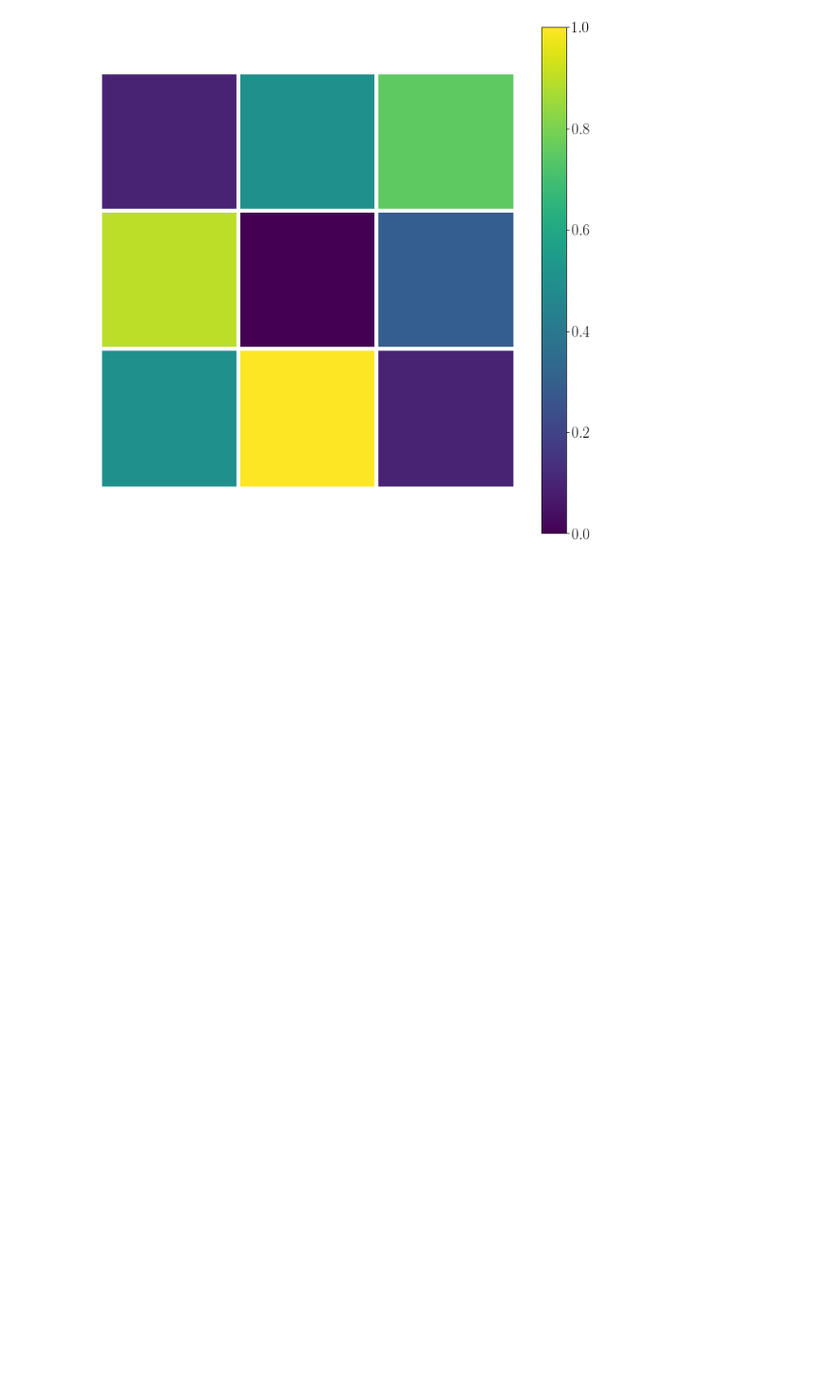
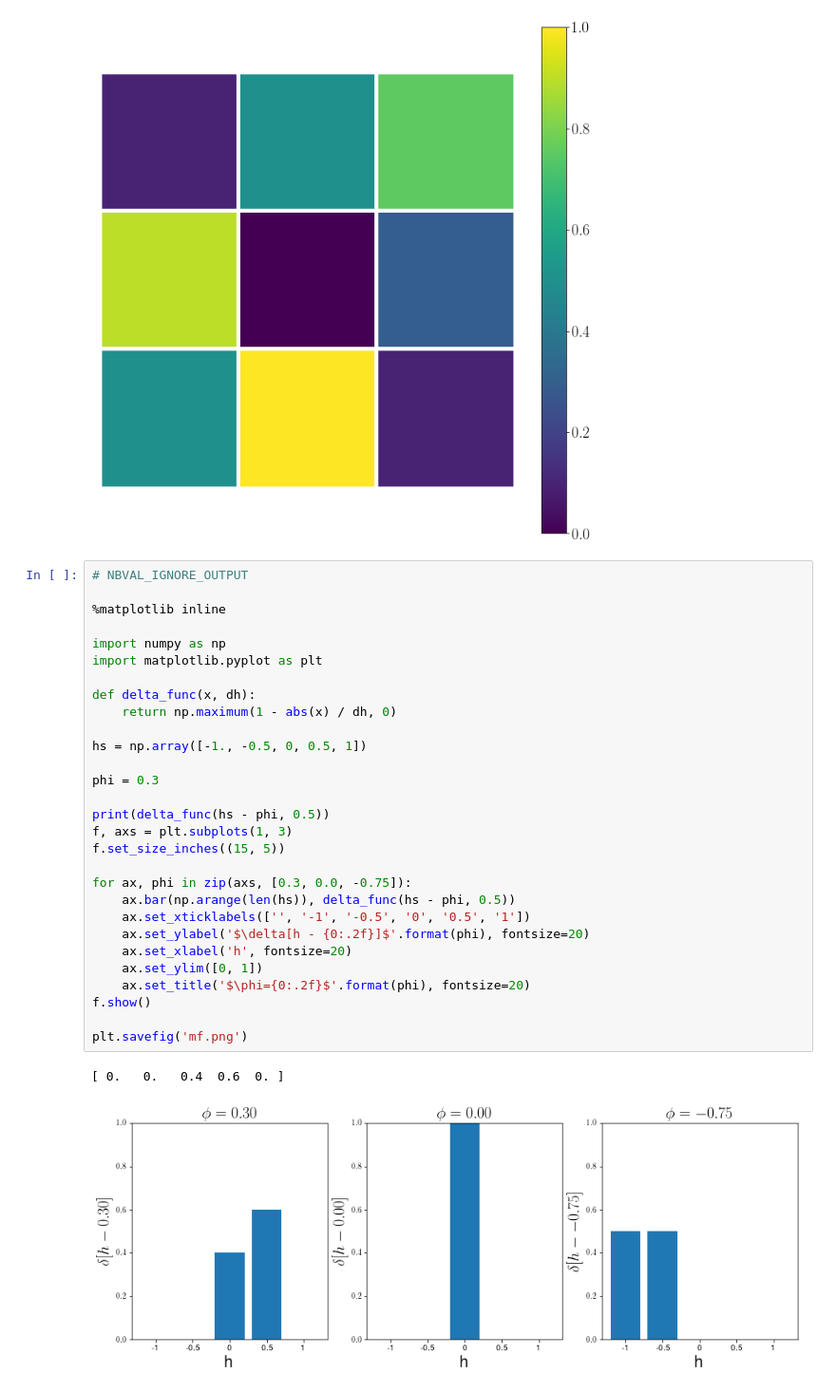
Before and after one commit to materialsinnovation/mks-tutorial, a Jupyter notebook: data/cartoons.ipynb, the cells around one changed output. Shown at 95% size. Cells and saved outputs as stored; diff of their text form; blank space fills up the shorter version.

```diff
--- a/data/cartoons.ipynb
+++ b/data/cartoons.ipynb
@@ -406,3 +406,35 @@ cb.ax.tick_params(labelsize=20)
 plt.savefig('grid.png')
 # %% [output]
 [figure]
+# %%
+# NBVAL_IGNORE_OUTPUT
+
+%matplotlib inline
+
+import numpy as np
+import matplotlib.pyplot as plt
+
+def delta_func(x, dh):
+    return np.maximum(1 - abs(x) / dh, 0)
+
+hs = np.array([-1., -0.5, 0, 0.5, 1])
+
+phi = 0.3
+
+print(delta_func(hs - phi, 0.5))
+f, axs = plt.subplots(1, 3)
+f.set_size_inches((15, 5))
+
+for ax, phi in zip(axs, [0.3, 0.0, -0.75]):
+    ax.bar(np.arange(len(hs)), delta_func(hs - phi, 0.5))
+    ax.set_xticklabels(['', '-1', '-0.5', '0', '0.5', '1'])
+    ax.set_ylabel('$\delta[h - {0:.2f}]$'.format(phi), fontsize=20)
+    ax.set_xlabel('h', fontsize=20)
+    ax.set_ylim([0, 1])
+    ax.set_title('$\phi={0:.2f}$'.format(phi), fontsize=20)
+f.show()
+
+plt.savefig('mf.png')
+# %% [output]
+[ 0.   0.   0.4  0.6  0. ]
+[figure, added]
```
Also changed, not shown: parts of 2 cells of this notebook, 2 other files.
